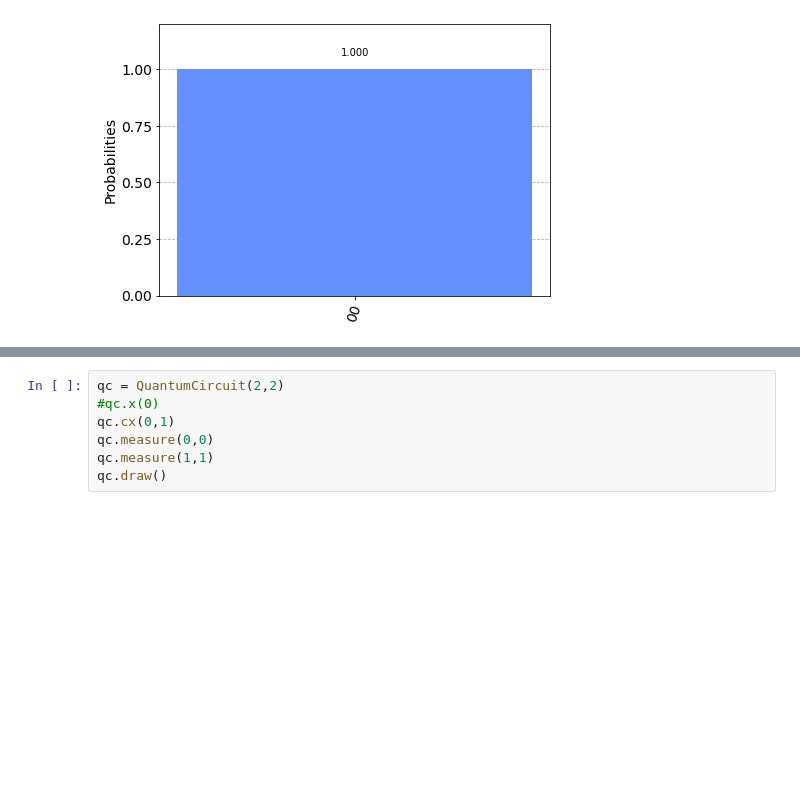
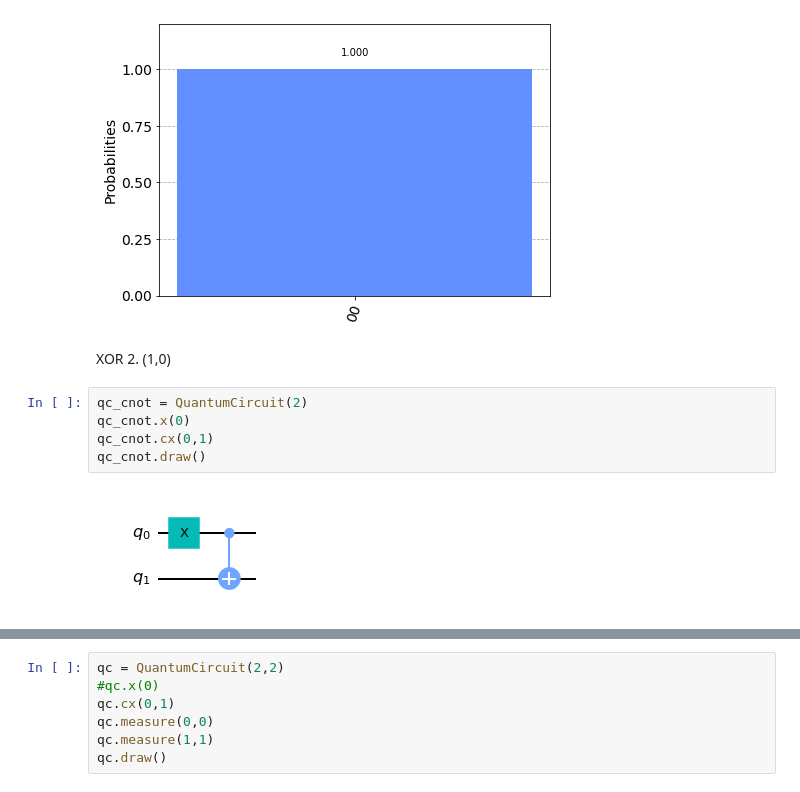
Before and after one commit to Ewelina9606/Quantum-Computing, a Jupyter notebook: QuantumComputing.ipynb, the cells around one changed output, grey strips where cells are left out. Drawn from its saved outputs; the diff is of its cells as text; blank space fills up the shorter version.

```diff
--- a/QuantumComputing.ipynb
+++ b/QuantumComputing.ipynb
@@ -36,3 +38,12 @@ counts = result.get_counts()
 plot_histogram(counts)
 # %% [output]
 [figure]
+# %% [markdown]
+XOR   2. (1,0)
+# %%
+qc_cnot = QuantumCircuit(2)
+qc_cnot.x(0)
+qc_cnot.cx(0,1)
+qc_cnot.draw()
+# %% [output]
+[figure, added]
```
Also changed, not shown: parts of 52 cells of this notebook.
